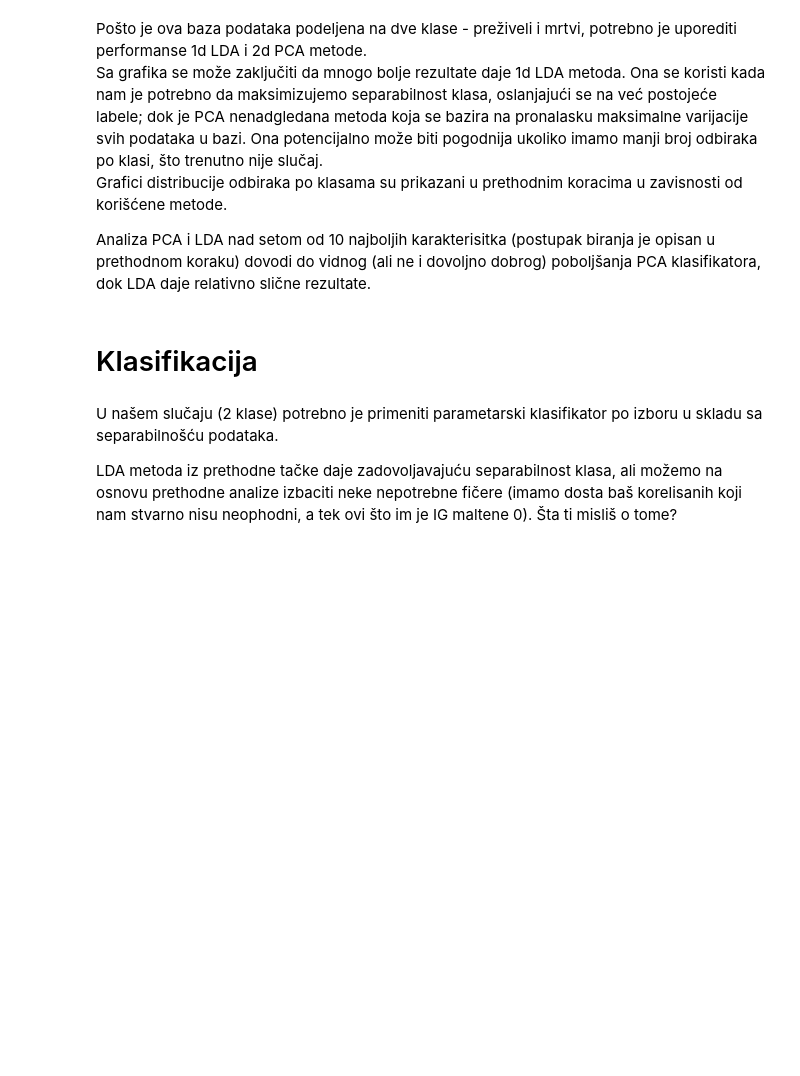
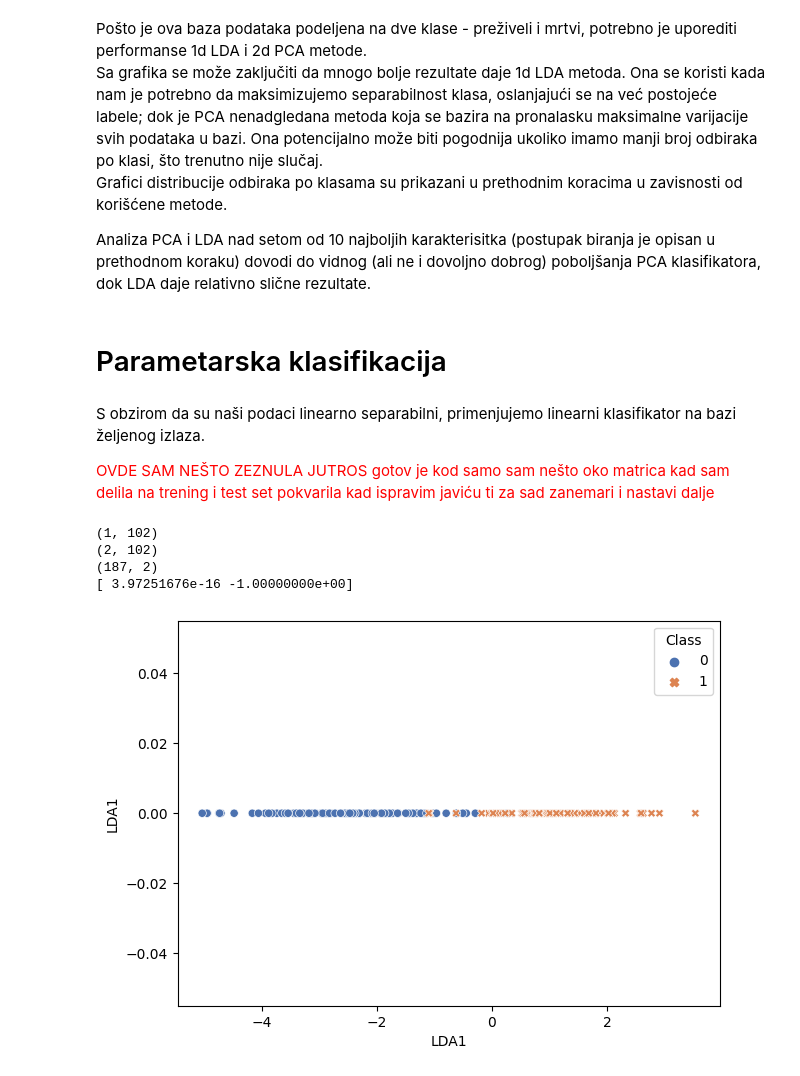
Before and after one commit to nedeljkovicmajaa/som-projekat, a Jupyter notebook: som-projekat-main.ipynb, the cells around one changed output. Drawn from its saved outputs; the diff is of its cells as text; code cells hidden in the pictures; blank space fills up the shorter version.

Commit message:
Linearni klasifikator za dve klase

```diff
--- a/som-projekat-main.ipynb
+++ b/som-projekat-main.ipynb
@@ -450,10 +475,46 @@ Sa grafika se može zaključiti da mnogo bolje rezultate daje 1d LDA metoda. Ona
 Grafici distribucije odbiraka po klasama su prikazani u prethodnim koracima u zavisnosti od korišćene metode.
 
 Analiza PCA i LDA nad setom od 10 najboljih karakterisitka (postupak biranja je opisan u prethodnom koraku) dovodi do vidnog (ali ne i dovoljno dobrog) poboljšanja PCA klasifikatora, dok LDA daje relativno slične rezultate.
-# %% [markdown]
-# Klasifikacija
-# %% [markdown]
-U našem slučaju (2 klase) potrebno je primeniti parametarski klasifikator po izboru u skladu sa separabilnošću podataka.
-
-
-LDA metoda iz prethodne tačke daje zadovoljavajuću separabilnost klasa, ali možemo na osnovu prethodne analize izbaciti neke nepotrebne fičere (imamo dosta baš korelisanih koji nam stvarno nisu neophodni, a tek ovi što im je IG maltene 0). Šta ti misliš o tome?
+# %% [markdown]
+# Parametarska klasifikacija
+# %% [markdown]
+S obzirom da su naši podaci linearno separabilni, primenjujemo linearni klasifikator na bazi željenog izlaza.
+
+<font color=red> OVDE SAM NEŠTO ZEZNULA JUTROS gotov je kod samo sam nešto oko matrica kad sam delila na trening i test set pokvarila kad ispravim javiću ti za sad zanemari i nastavi dalje</font>
+# %%
+x = data_lda_fcd['LDA1']
+y = np.array(data_lda_fcd['Class'])
+
+x_c0 = np.array(x[y == 0])
+n_0 = np.sum(y == 0)
+x_c0 = x_c0.reshape(1, n_0)
+
+x_c1 = np.array(x[y == 1])
+n_1 = np.sum(y == 1)
+x_c1 = x_c1.reshape(1, n_1)
+
+print(np.ones((1, n_0)).shape)
+Z1 = np.matrix(np.append(-x_c0, -np.ones((1, n_0)), axis=0))
+print(Z1.shape)
+Z2 = np.matrix(np.append(x_c1, -np.ones((1, n_1)), axis=0))
+U = np.append(Z1, Z2, axis=1).T
+print(U.shape)
+
+U_train, U_test, y_train, y_test = train_test_split(U, y, train_size=2/3, random_state=42, stratify=y)
+
+G = np.matrix(np.ones(y_train.shape[0]))
+W = (U_train.T * U_train) ** (-1) * U_train.T * G.T
+W = np.asarray(W).T[0]
+
+print(np.array(W))
+# %% [output]
+(1, 102)
+(2, 102)
+(187, 2)
+[ 3.97251676e-16 -1.00000000e+00]
+# %%
+plt.figure(figsize = (7, 5))
+sns.scatterplot(x = data_lda_fcd['LDA1'], y = [0]*data_lda_fcd['LDA1'], hue = data_lda_fcd['Class'], style=data_lda_fcd['Class'], palette="deep")
+plt.show()
+# %% [output]
+[figure, added]
```
Also changed, not shown: parts of 16 cells of this notebook.
